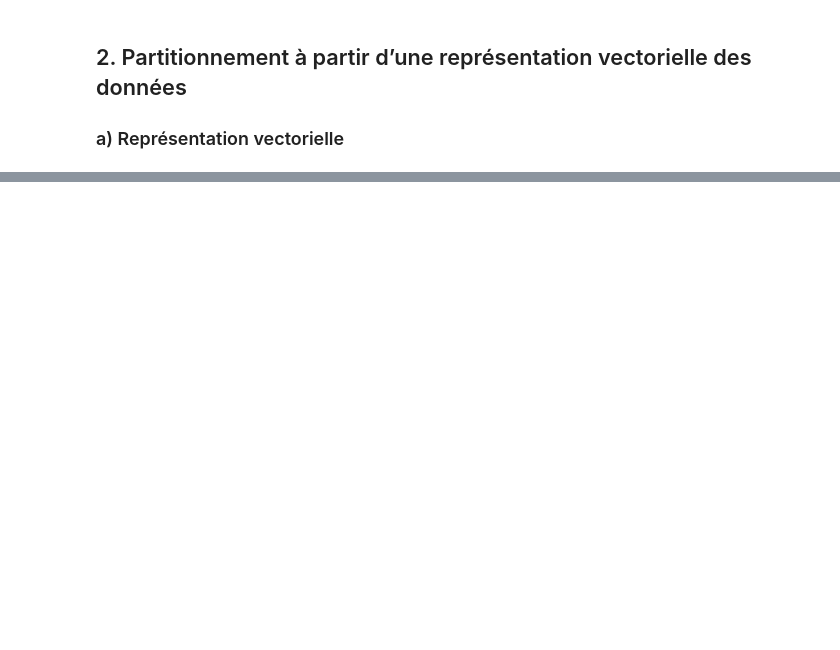
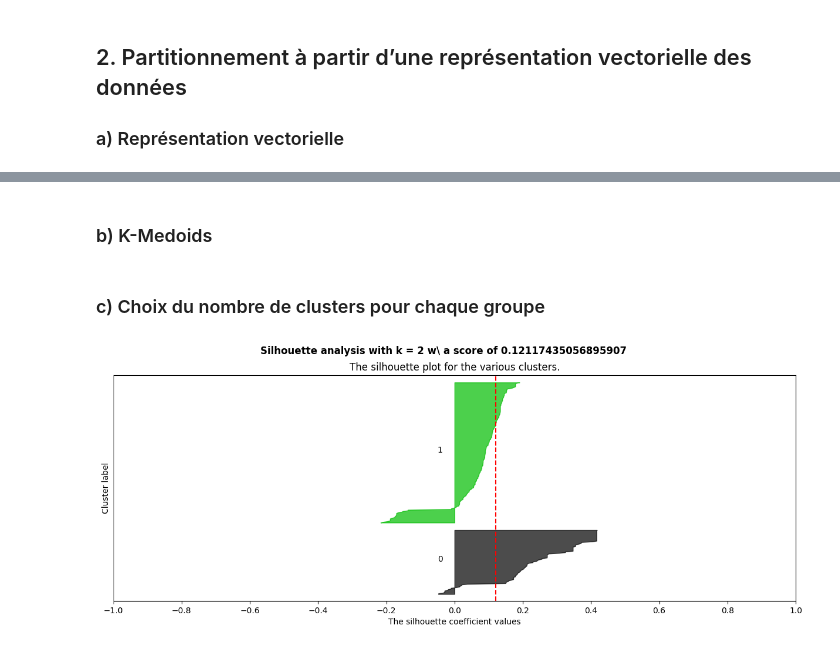
Before and after one commit to T-amairi/IFT870, a Jupyter notebook: TP4/tp4.ipynb, the cells around one changed output, grey strips where cells are left out. Drawn from its saved outputs; the diff is of its cells as text; code cells hidden in the pictures; blank space fills up the shorter version.

```diff
--- a/TP4/tp4.ipynb
+++ b/TP4/tp4.ipynb
@@ -129,0 +218,50 @@ getDistMatrix(df1['sequence'])
+# %% [markdown]
+### b) K-Medoids
+# %%
+# k-medoids clustering
+def KMedoid(n_clusters, X):
+    # number of sequences
+    n = X.shape[0]
+    # check if n_clusters is less or equal to the size of X
+    n_clusters = n_clusters if n_clusters <= n else n
+    # init n_clusters random medoids
+    medoids, prevMedoids = np.random.choice(n, n_clusters, replace=False), np.zeros(n_clusters)
+    # to consider ? : np.argpartition(np.sum(X, axis=1), n_clusters - 1)[:n_clusters]
+
+    # loop until the medoids do not change
+    while(not (medoids == prevMedoids).all()):
+        # get the cluster idx for each sequences
+        clusterIdx = np.argmin(X[:,medoids], axis=1)
+        # cache medoids
+        prevMedoids = medoids.copy()
+
+        # update each medoids
+        for k in range(n_clusters):
+            # get sequences of the cluster k
+            t = clusterIdx == k
+            # get the indexes
+            idx = t.nonzero()[0]
+            # to store the distance mean of each sequences of the cluster k
+            l = list()
+
+            # compute the mean distance to other sequences in the cluster k
+            for i in idx:
+                l.append(X[i,t].mean())
+
+            # update the medoid as the sequence having the minimum distance
+            medoids[k] = idx[np.argmin(l)]
+
+    # return clusters
+    return clusterIdx
+# %% [markdown]
+### c) Choix du nombre de clusters pour chaque groupe
+# %%
+# k values to test
+range_n_clusters = range(2,3)
+# %%
+# first group
+X = dfDist1.to_numpy()
+param = {'X' : X}
+plotSilhouetteScore(range_n_clusters, X, KMedoid, param, 'precomputed')
+# %% [output]
+[figure, added]
```
Also changed, not shown: parts of 29 cells of this notebook, 2 other files.
